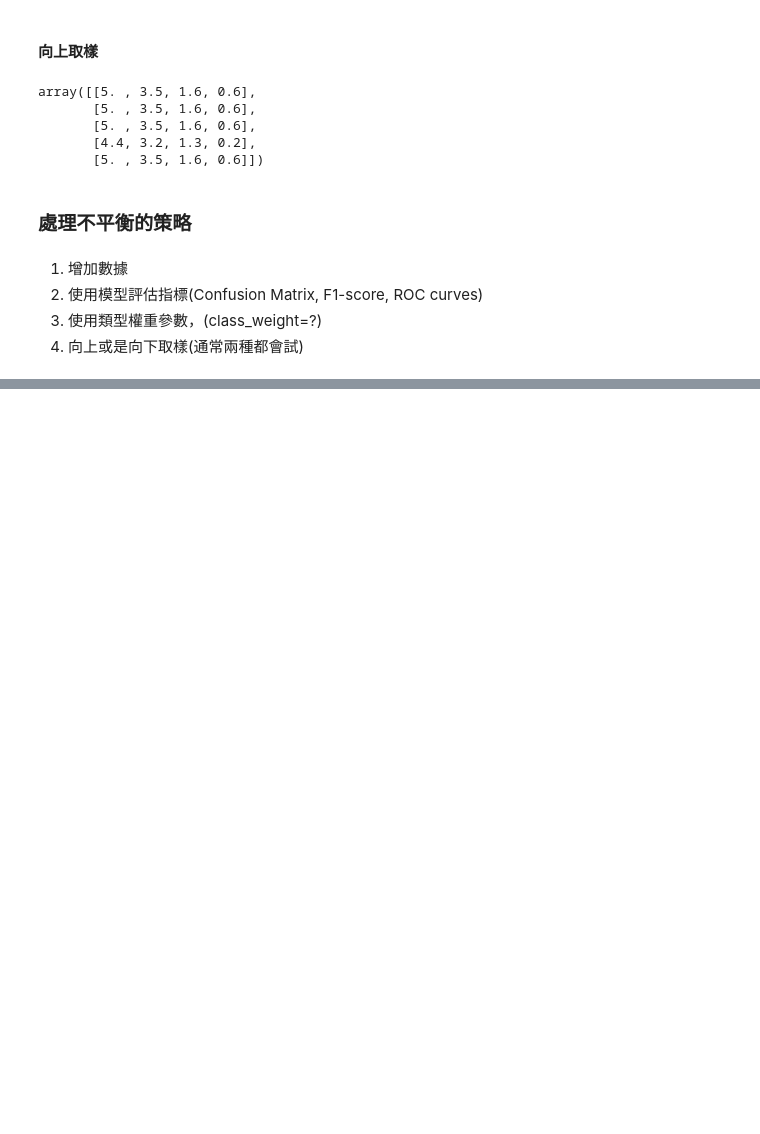
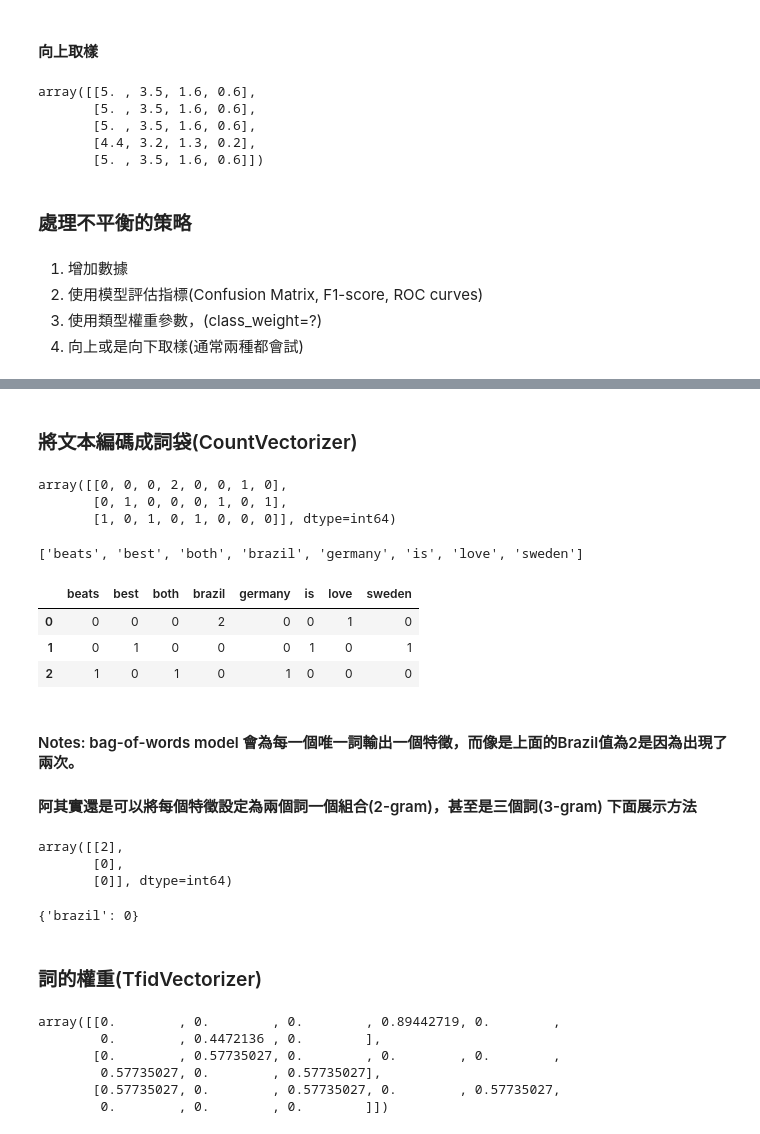
Before and after one commit to sychen6192/python_notes, a Jupyter notebook: 錦囊妙計ch5~ch6.ipynb, the cells around one changed output, grey strips where cells are left out. Drawn from its saved outputs; the diff is of its cells as text; code cells hidden in the pictures; blank space fills up the shorter version.

```diff
--- a/錦囊妙計ch5~ch6.ipynb
+++ b/錦囊妙計ch5~ch6.ipynb
@@ -264,0 +489,62 @@ array([[5. , 3.5, 1.6, 0.6],
+# %% [markdown]
+### 將文本編碼成詞袋(CountVectorizer)
+# %%
+import numpy as np
+from sklearn.feature_extraction.text import CountVectorizer
+text_data = np.array(['I love Brazil. Brazil!', 'Sweden is best', 'Germany beats both'])
+# %%
+# 產生詞袋特徵矩陣
+count = CountVectorizer()
+bag_of_words = count.fit_transform(text_data)
+bag_of_words # <3x8 sparse matrix of type '<class 'numpy.int64'>'
+bag_of_words.toarray()
+# %% [output]
+array([[0, 0, 0, 2, 0, 0, 1, 0],
+       [0, 1, 0, 0, 0, 1, 0, 1],
+       [1, 0, 1, 0, 1, 0, 0, 0]], dtype=int64)
+# %%
+# 看特徵名稱
+count.get_feature_names()
+# %% [output]
+['beats', 'best', 'both', 'brazil', 'germany', 'is', 'love', 'sweden']
+# %%
+import pandas as pd
+df = pd.DataFrame(bag_of_words.toarray(), columns=count.get_feature_names())
+df
+# %% [output]
+|  | beats | best | both | brazil | germany | is | love | sweden |
+| 0 | 0 | 0 | 0 | 2 | 0 | 0 | 1 | 0 |
+| 1 | 0 | 1 | 0 | 0 | 0 | 1 | 0 | 1 |
+| 2 | 1 | 0 | 1 | 0 | 1 | 0 | 0 | 0 |
+# %% [markdown]
+#### Notes: bag-of-words model 會為每一個唯一詞輸出一個特徵，而像是上面的Brazil值為2是因為出現了兩次。
+#### 阿其實還是可以將每個特徵設定為兩個詞一個組合(2-gram)，甚至是三個詞(3-gram) 下面展示方法
+# %%
+count_2gram = CountVectorizer(ngram_range=(1, 2), stop_words='english', vocabulary=['brazil'])
+bag = count_2gram.fit_transform(text_data)
+bag.toarray()
+# %% [output]
+array([[2],
+       [0],
+       [0]], dtype=int64)
+# %%
+count_2gram.vocabulary_ # 出現兩次以上的詞
+# %% [output]
+{'brazil': 0}
+# %% [markdown]
+### 詞的權重(TfidVectorizer)
+# %%
+import numpy as np
+from sklearn.feature_extraction.text import TfidfVectorizer
+text_data = np.array(['I love Brazil. Brazil!', 'Sweden is best', 'Germany beats both'])
+tfidf = TfidfVectorizer()
+feature_matrix = tfidf.fit_transform(text_data)
+feature_matrix
+feature_matrix.toarray()
+# %% [output]
+array([[0.        , 0.        , 0.        , 0.89442719, 0.        ,
+        0.        , 0.4472136 , 0.        ],
+       [0.        , 0.57735027, 0.        , 0.        , 0.        ,
+        0.57735027, 0.        , 0.57735027],
+       [0.57735027, 0.        , 0.57735027, 0.        , 0.57735027,
+        0.        , 0.        , 0.        ]])
```
Also changed, not shown: parts of 41 cells of this notebook.
